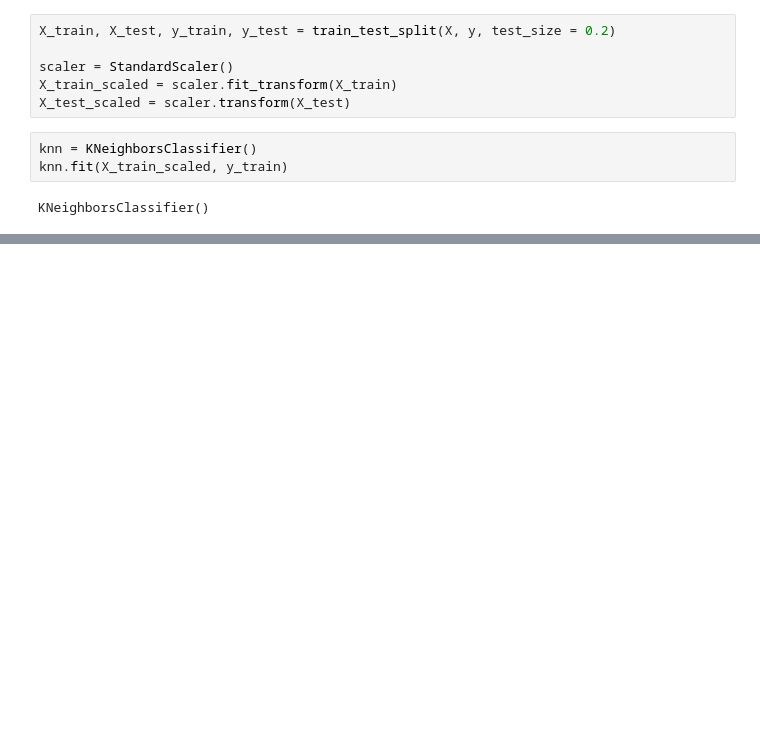
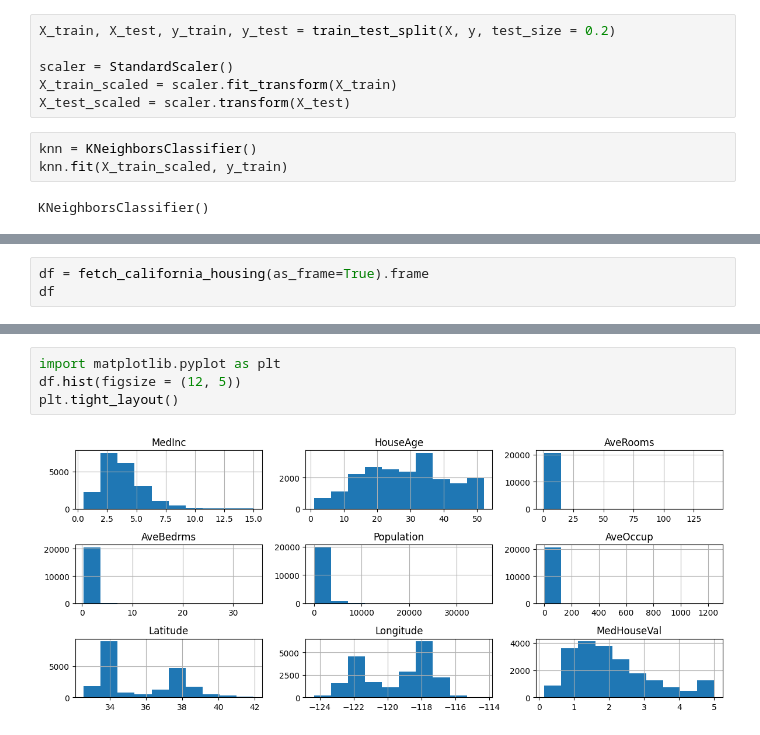
Before and after one commit to miksang0/Scikit-Learn, a Jupyter notebook: Scikit_Learn.ipynb, the cells around one changed output, grey strips where cells are left out. Cells and saved outputs as stored; diff of their text form; blank space fills up the shorter version.

```diff
--- a/Scikit_Learn.ipynb
+++ b/Scikit_Learn.ipynb
@@ -41,0 +44,3 @@ print(knn.score(X_test_scaled, y_test))
+# %%
+df = fetch_california_housing(as_frame=True).frame
+df
@@ -41,0 +61,6 @@ print(knn.score(X_test_scaled, y_test))
+# %%
+import matplotlib.pyplot as plt
+df.hist(figsize = (12, 5))
+plt.tight_layout()
+# %% [output]
+[figure, added]
```
Also changed, not shown: parts of 8 cells of this notebook.
